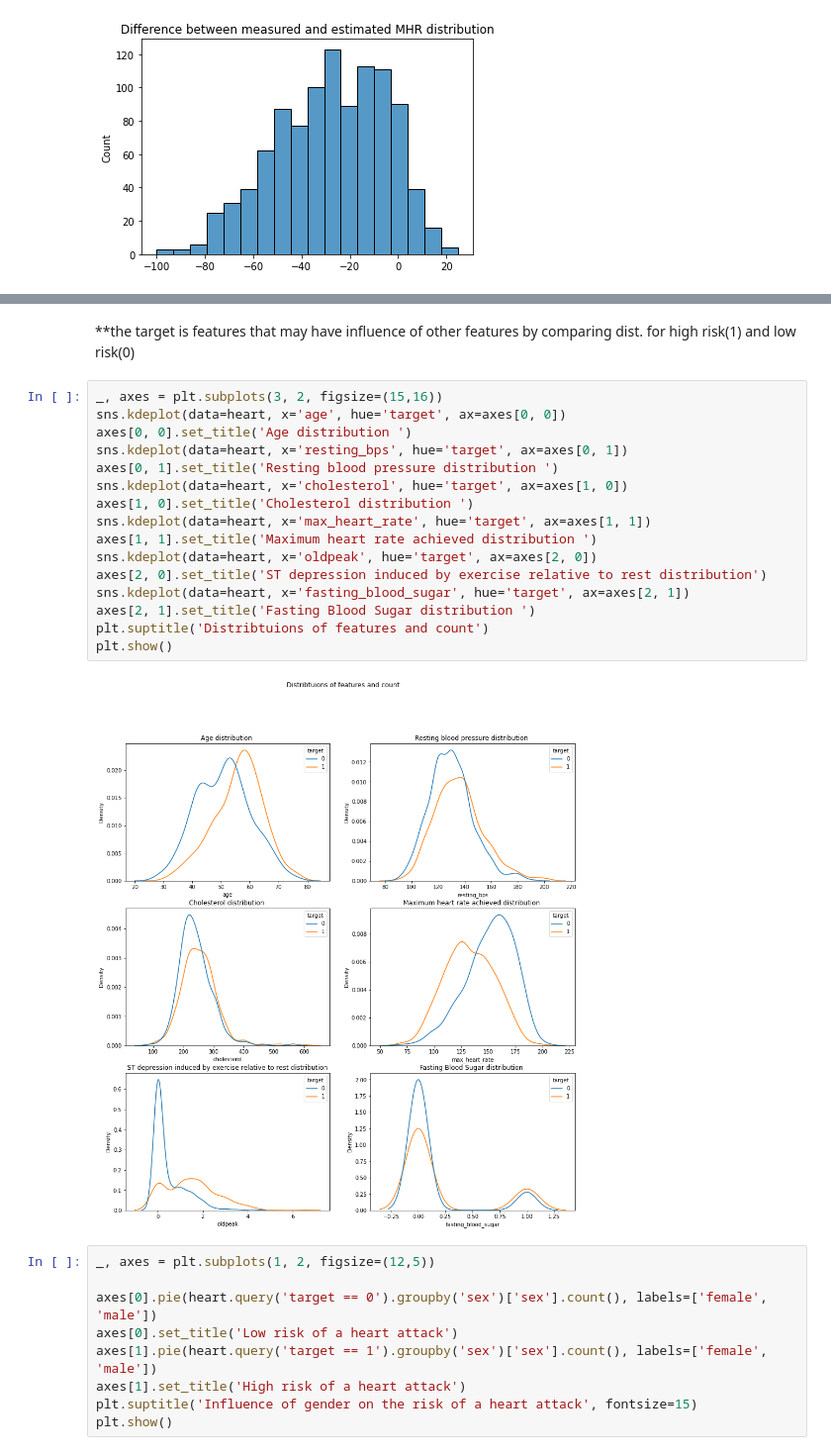
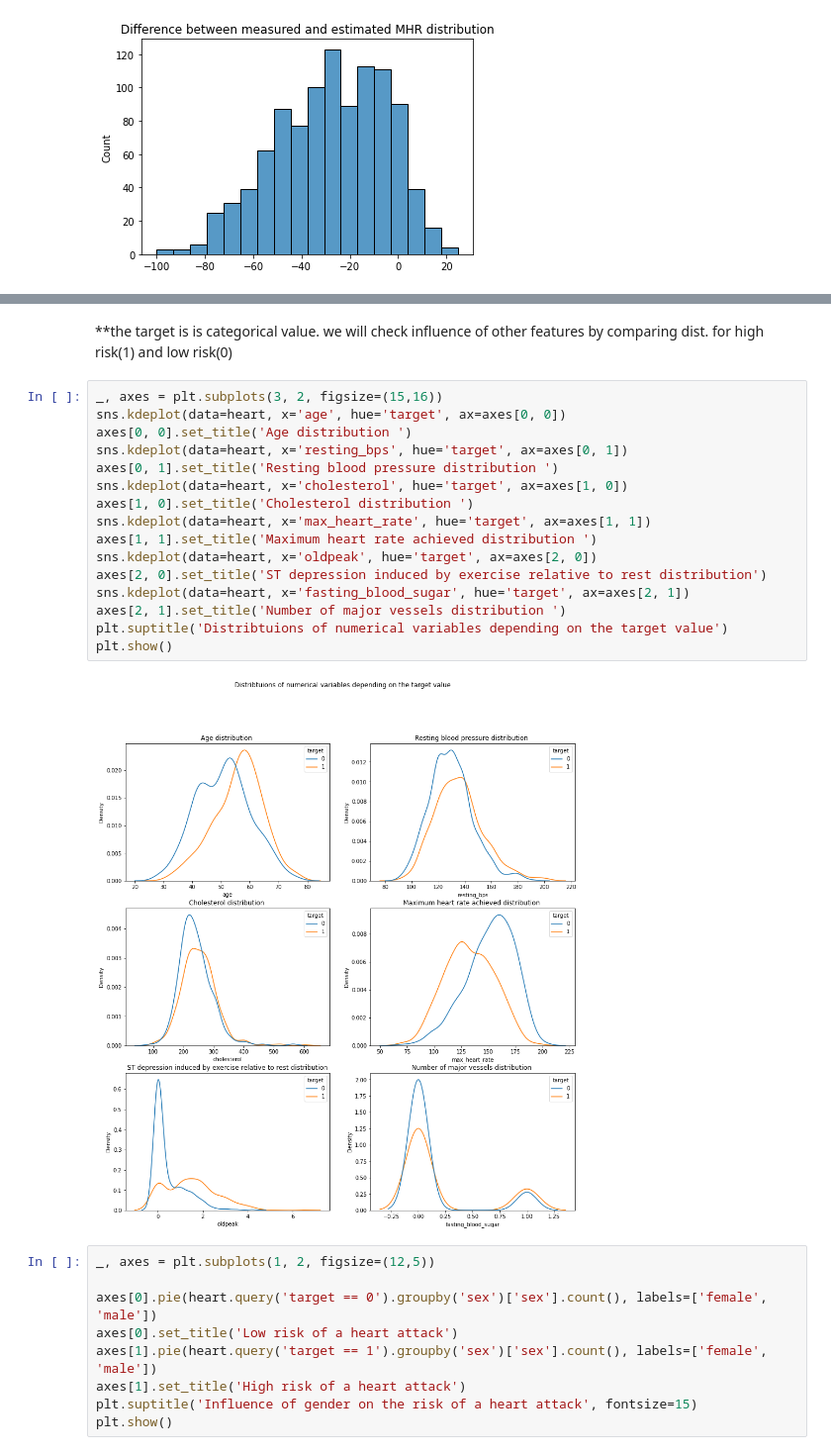
Before and after one commit to ravjolt/project-4, a Jupyter notebook: Heart3.ipynb, the cells around one changed output, grey strips where cells are left out. Shown at 99% size. Drawn from its saved outputs; the diff is of its cells as text.

```diff
--- a/Heart3.ipynb
+++ b/Heart3.ipynb
@@ -260,23 +250,23 @@ plt.show()
 # %% [markdown]
-**the target is features that may have influence of other features by comparing dist. for high risk(1) and low risk(0)
+**the target is is categorical value. we will check influence of other features by comparing dist. for high risk(1) and low risk(0)
 # %%
 _, axes = plt.subplots(3, 2, figsize=(15,16))
 sns.kdeplot(data=heart, x='age', hue='target', ax=axes[0, 0])
 axes[0, 0].set_title('Age distribution ')
 sns.kdeplot(data=heart, x='resting_bps', hue='target', ax=axes[0, 1])
 axes[0, 1].set_title('Resting blood pressure distribution ')
 sns.kdeplot(data=heart, x='cholesterol', hue='target', ax=axes[1, 0])
 axes[1, 0].set_title('Cholesterol distribution ')
 sns.kdeplot(data=heart, x='max_heart_rate', hue='target', ax=axes[1, 1])
 axes[1, 1].set_title('Maximum heart rate achieved distribution ')
 sns.kdeplot(data=heart, x='oldpeak', hue='target', ax=axes[2, 0])
 axes[2, 0].set_title('ST depression induced by exercise relative to rest distribution')
 sns.kdeplot(data=heart, x='fasting_blood_sugar', hue='target', ax=axes[2, 1])
-axes[2, 1].set_title('Fasting Blood Sugar distribution ')
-plt.suptitle('Distribtuions of features and count')
+axes[2, 1].set_title('Number of major vessels distribution ')
+plt.suptitle('Distribtuions of numerical variables depending on the target value')
 plt.show()
 # %% [output]
-[figure, old version]
+[figure, new version]
 # %%
 _, axes = plt.subplots(1, 2, figsize=(12,5))
 
```
Also changed, not shown: parts of 69 cells of this notebook, 8 other files.
